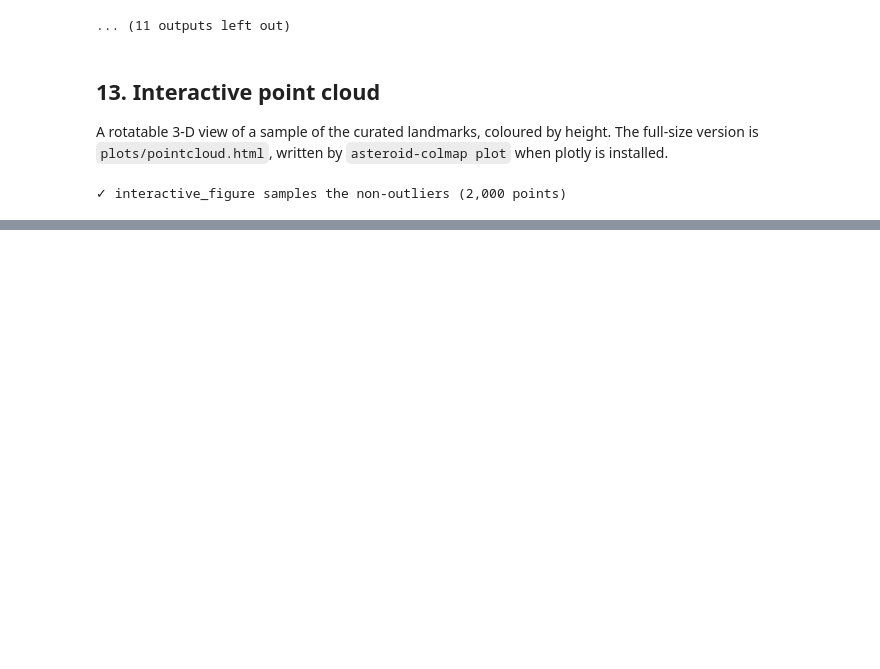
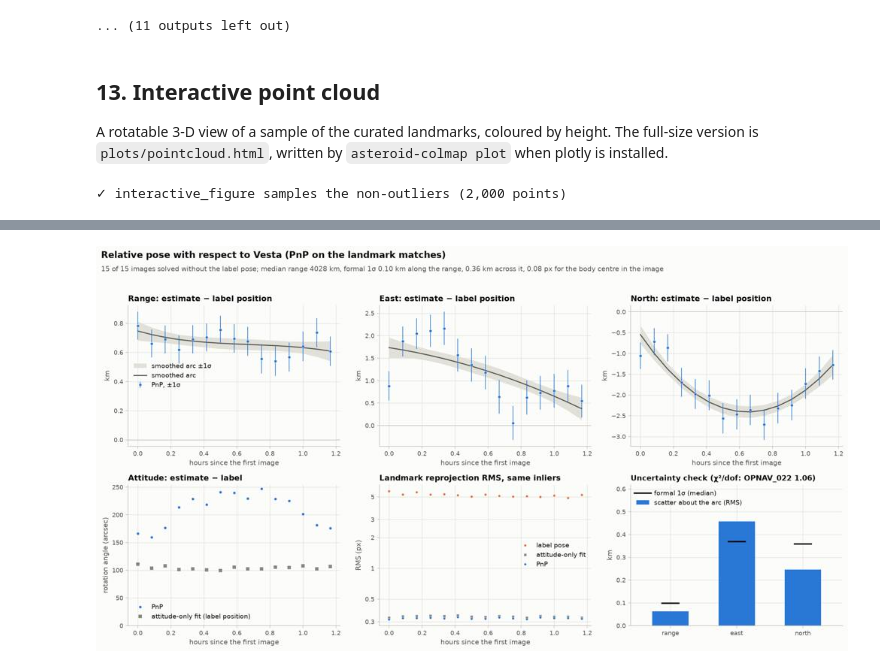
Before and after one commit to giovannifereoli/ASTEROID-COLMAP, a Jupyter notebook: notebooks/test_everything.ipynb, the cells around one changed output, grey strips where cells are left out. Cells and saved outputs as stored; diff of their text form; code cells hidden in the pictures; blank space fills up the shorter version.

```diff
--- a/notebooks/test_everything.ipynb
+++ b/notebooks/test_everything.ipynb
@@ -719,0 +1047,93 @@ else:
+# %%
+SECTION = "relative pose"
+import datetime as dt
+
+from asteroid_colmap.pose import fit_trajectory, local_axes
+
+SIG = ["sigma_range_km", "sigma_east_km", "sigma_north_km"]
+COV = ["cov_xx_km2", "cov_xy_km2", "cov_xz_km2", "cov_xy_km2", "cov_yy_km2", "cov_yz_km2",
+       "cov_xz_km2", "cov_yz_km2", "cov_zz_km2"]
+
+
+def fmt(values, spec=".2f"):
+    return " / ".join(f"{v:{spec}}" for v in values)
+
+
+rows = {}
+for name, d in NAV.items():
+    r = pd.read_csv(d / "relative_pose.csv")
+    tr = pd.read_csv(d / "trajectory.csv")
+    s = json.loads((d / "summary.json").read_text())["relative_pose"]
+    ok = r[r.success]
+
+    C = ok[["x_km", "y_km", "z_km"]].to_numpy()
+    P = ok[COV].to_numpy().reshape(-1, 3, 3)
+    E = np.stack([local_axes(c) for c in C])
+    sig = np.sqrt(np.diagonal(E @ P @ E.transpose(0, 2, 1), axis1=1, axis2=2))
+    j2000 = np.stack([geo.body_from_j2000(VESTA, dt.datetime.fromisoformat(u)).T @ c for u, c in zip(ok.utc, C)])
+    eig = np.linalg.eigvalsh(P).min()
+    check(f"{name}: range, J2000 position and 1σ recomputed; covariance positive definite",
+          np.abs(np.linalg.norm(C, axis=1) - ok.range_km).max() < 1e-6
+          and np.abs(j2000 - ok[["j2000_x_km", "j2000_y_km", "j2000_z_km"]].to_numpy()).max() < 1e-6
+          and np.allclose(sig, ok[SIG], rtol=1e-6) and eig > 0, f"smallest eigenvalue {eig:.4f} km²")
+    lateral = np.minimum(ok.sigma_east_km, ok.sigma_north_km)
+    check(f"{name}: range is the best-determined direction", (ok.sigma_range_km < lateral).all(),
+          f"median 1σ range / east / north {fmt(ok[SIG].median(), '.3f')} km")
+    check(f"{name}: 6-parameter fit no worse than the attitude-only fit", (ok.rms_px <= ok.ncc_rms_px + 0.02).all(),
+          f"median RMS {ok.rms_px.median():.3f} vs {ok.ncc_rms_px.median():.3f} px")
+    gain = ok.label_rms_px / ok.rms_px
+    check(f"{name}: label pose fits the matches over 5 × worse", gain.min() > 5,
+          f"median RMS {ok.label_rms_px.median():.2f} vs {ok.rms_px.median():.3f} px")
+    frac = ok.position_minus_label_km / ok.range_km
+    check(f"{name}: position within 0.1 % of the range of the label's", frac.max() < 1e-3,
+          f"max {ok.position_minus_label_km.max():.2f} km ({frac.max():.3%})")
+    st = np.hypot(ok.sigma_target_u_px, ok.sigma_target_v_px)
+    check(f"{name}: body-centre pixel 1σ < 0.2 px", st.max() < 0.2, f"max {st.max():.3f} px")
+
+    smooth, single = tr[SIG].median().to_numpy(), ok[SIG].median().to_numpy()
+    check(f"{name}: smoothed arc has a smaller 1σ than single images", (smooth < single).all(),
+          f"median {fmt(smooth, '.3f')} vs {fmt(single, '.3f')} km")
+    chi2 = tr.groupby("sequence").chi2_dof.first()
+    if name == "opnav022":
+        check(f"{name}: arc χ²/dof between 0.5 and 2", chi2.between(0.5, 2.0).all(), f"{fmt(chi2)} at degree 2")
+    else:
+        deg8 = fit_trajectory(r, VESTA, degree=8).groupby("sequence").chi2_dof.first()
+        check(f"{name}: the χ²/dof excess is smooth", (deg8 < 1.5).all(),
+              f"{', '.join(chi2.index)}: {fmt(chi2)} at degree 2, {fmt(deg8.reindex(chi2.index))} at degree 8")
+
+    def rms(col):
+        return float(np.sqrt(np.mean(ok[col].dropna() ** 2)))
+
+    keys = ("range", "east", "north")
+    check(f"{name}: summary.json values", np.isclose(s["median_rms_px"], ok.rms_px.median())
+          and all(np.isclose(s[f"rms_{k}_minus_label_km"], rms(f"{k}_minus_label_km")) for k in keys)
+          and set(s["trajectory"]["chi2_dof"]) == set(chi2.index)
+          and all(np.isclose(s["trajectory"]["chi2_dof"][q], chi2[q]) for q in chi2.index))
+
+    row = {
+        "images solved": f"{len(ok)} of {len(r)}",
+        "median RMS": f"{ok.rms_px.median():.3f} px",
+        "1σ range / east / north, single image": f"{fmt(single, '.3f')} km",
+        "1σ range / east / north, smoothed arc": f"{fmt(smooth, '.3f')} km",
+        "RMS estimate − label": f"{fmt(rms(f'{k}_minus_label_km') for k in keys)} km",
+        "RMS estimate − COLMAP": "–",
+        "attitude − label (median)": f"{ok.attitude_minus_label_arcsec.median():.0f}″",
+        "attitude − attitude-only fit (median)": f"{ok.attitude_minus_ncc_arcsec.median():.0f}″",
+        "arc χ²/dof (degree 2)": ", ".join(f"{q} {v:.2f}" for q, v in chi2.items()),
+    }
+    if "position_minus_sfm_km" in ok:
+        pix = np.hypot(ok.target_du_sfm_px, ok.target_dv_sfm_px)
+        frac = ok.position_minus_sfm_km / ok.range_km
+        check(f"{name}: agrees with the COLMAP pose", pix.max() < 0.5 and frac.max() < 1e-3,
+              f"body-centre pixel median {pix.median():.3f} px (max {pix.max():.2f}); position max "
+              f"{ok.position_minus_sfm_km.max():.2f} km ({frac.max():.3%}); attitude median {ok.attitude_minus_sfm_arcsec.median():.0f}″")
+        row["RMS estimate − COLMAP"] = f"{fmt(rms(f'{k}_minus_sfm_km') for k in keys)} km"
+    rows[name] = row
+display(pd.DataFrame(rows))
+
+for name, d in NAV.items():
+    show(d / "plots" / "05_relative_pose.png",
+         "range, east and north minus the label with ±1σ and the smoothed arc; attitude minus the label for both "
+         "fits; RMS for the label, attitude-only and 6-parameter fits; scatter against the formal 1σ",
+         title=f"{name}/05_relative_pose", max_px=1000)
+# %% [output]
@@ -719,0 +1170 @@ else:
+[figure, added]
```
Also changed, not shown: parts of 22 cells of this notebook, 38 other files.
